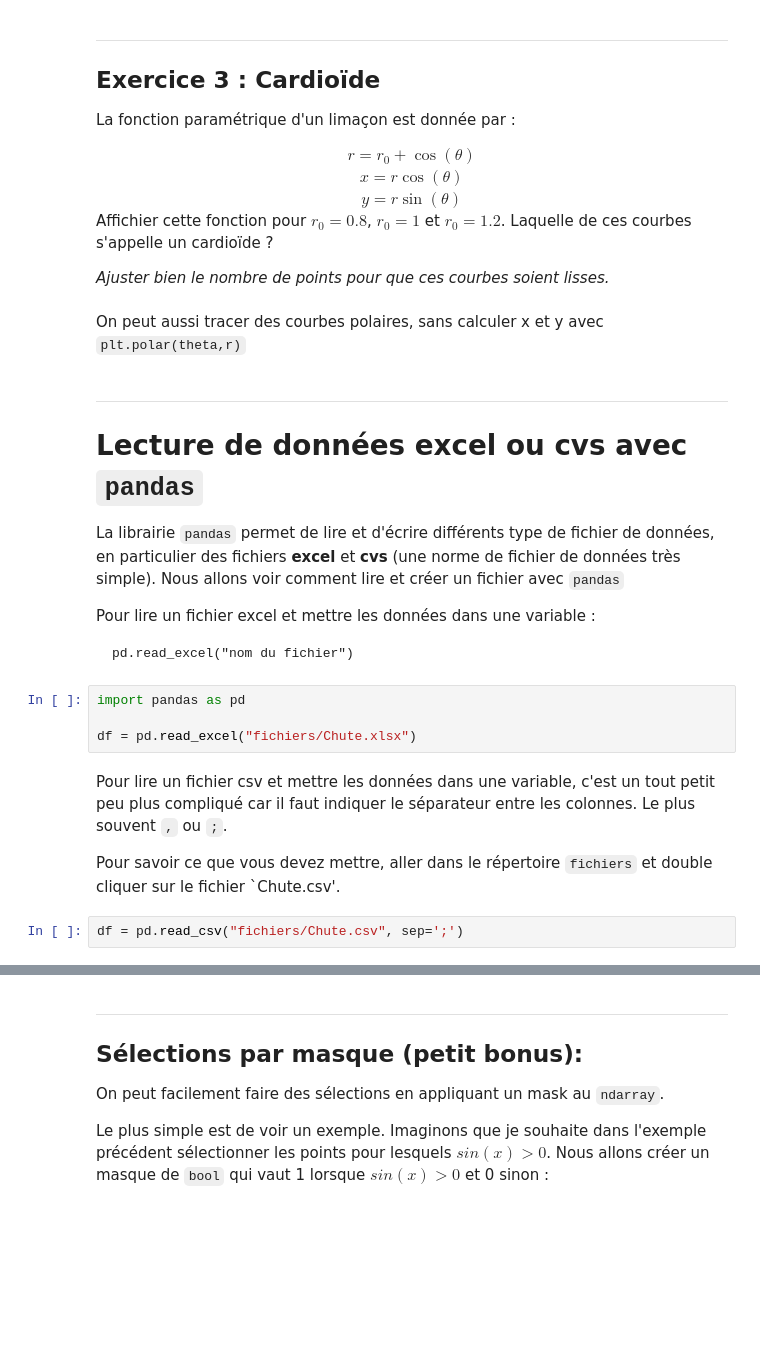
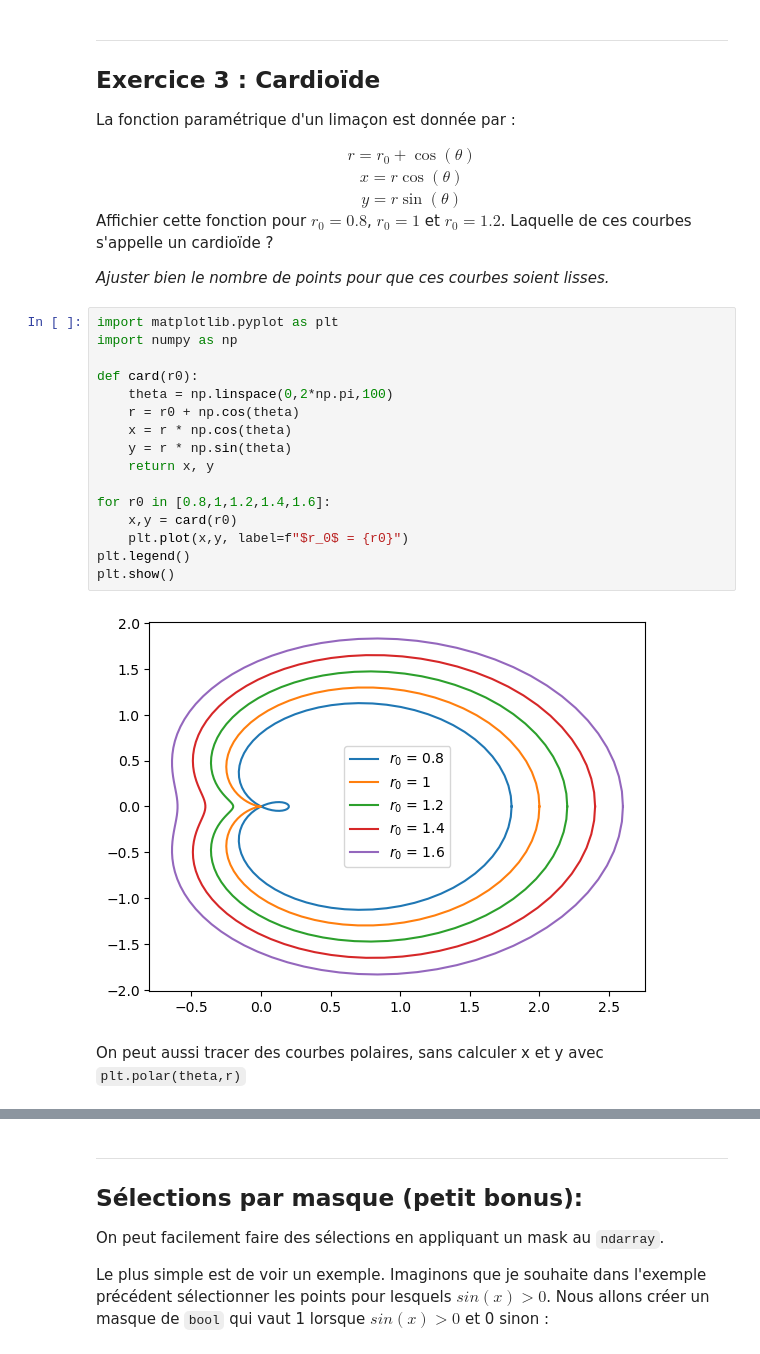
Before and after one commit to gimau/IntroPython, a Jupyter notebook: TD9.ipynb, the cells around one changed output, grey strips where cells are left out. Saved outputs shown, nothing was run; the diff lists cells and outputs as text; blank space fills up the shorter version.

Commit message:
Nouvelle version avec TP, dictionnaires et corrections.

```diff
--- a/TD9.ipynb
+++ b/TD9.ipynb
@@ -156,25 +203,23 @@ La fonction paramétrique d'un limaçon est donnée par :
 Affichier cette fonction pour $r_0=0.8$, $r_0=1$ et $r_0=1.2$. Laquelle de ces courbes s'appelle un cardioïde ?
 
 *Ajuster bien le nombre de points pour que ces courbes soient lisses.*
+# %%
+import matplotlib.pyplot as plt
+import numpy as np
+
+def card(r0):
+    theta = np.linspace(0,2*np.pi,100)
+    r = r0 + np.cos(theta)
+    x = r * np.cos(theta)
+    y = r * np.sin(theta)
+    return x, y
+
+for r0 in [0.8,1,1.2,1.4,1.6]:
+    x,y = card(r0)
+    plt.plot(x,y, label=f"$r_0$ = {r0}")
+plt.legend()
+plt.show()
+# %% [output]
+[figure, added]
 # %% [markdown]
 On peut aussi tracer des courbes polaires, sans calculer x et y avec `plt.polar(theta,r)`
-# %% [markdown]
-----
-# Lecture de données **excel** ou **cvs** avec `pandas`
-
-La librairie `pandas` permet de lire et d'écrire différents type de fichier de données, en particulier des fichiers **excel** et **cvs** (une norme de fichier de données très simple). Nous allons voir comment lire et créer un fichier avec `pandas`
-
-
-Pour lire un fichier excel et mettre les données dans une variable :
-
-    pd.read_excel("nom du fichier")
-# %%
-import pandas as pd
-
-df = pd.read_excel("fichiers/Chute.xlsx")
-# %% [markdown]
-Pour lire un fichier csv et mettre les données dans une variable, c'est un tout petit peu plus compliqué car il faut indiquer le séparateur entre les colonnes. Le plus souvent `,` ou `;`.
-
-Pour savoir ce que vous devez mettre, aller dans le répertoire `fichiers` et double cliquer sur le fichier `Chute.csv'.
-# %%
-df = pd.read_csv("fichiers/Chute.csv", sep=';')
```
Also changed, not shown: parts of 22 cells of this notebook, 19 other files.
